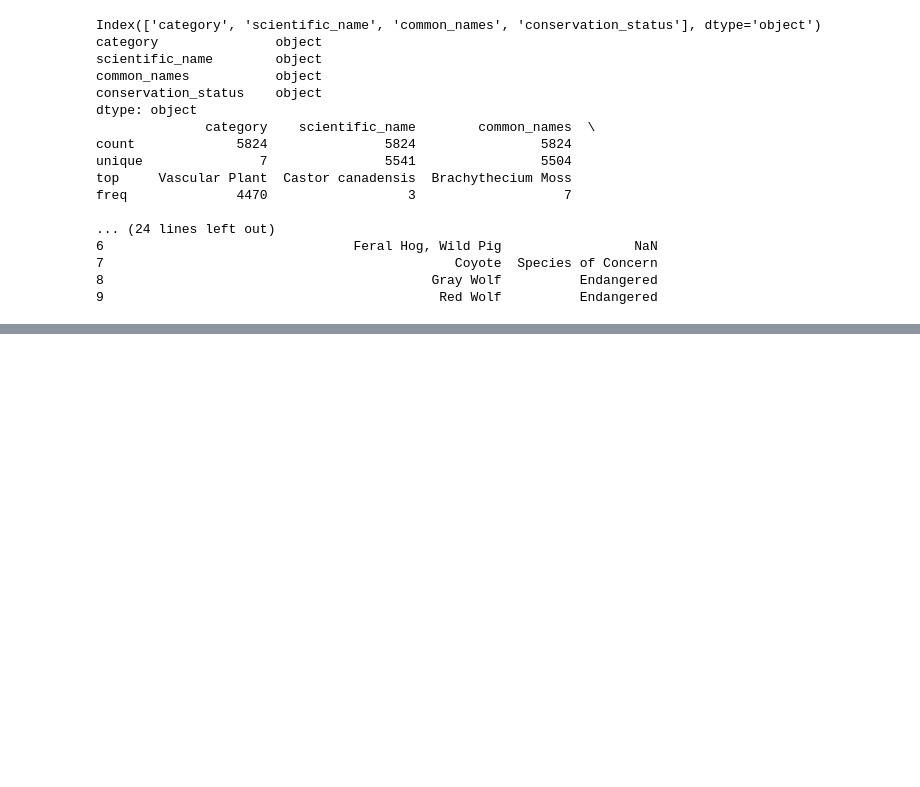
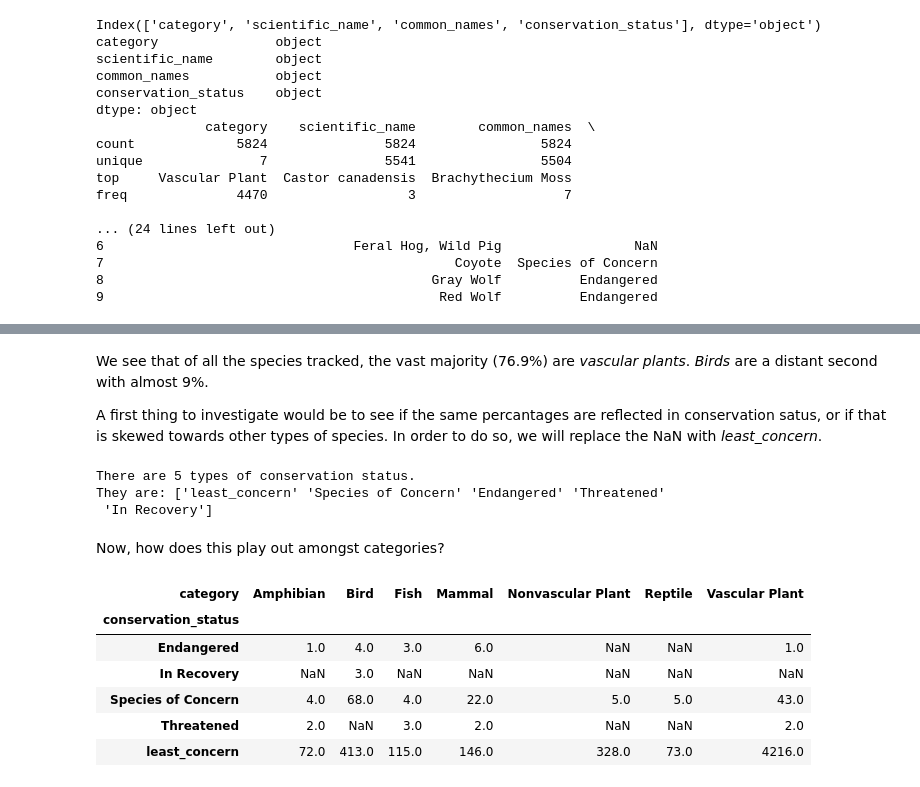
Before and after one commit to L-Koen/Biodiversity_Data_Science, a Jupyter notebook: biodiversity.ipynb, the cells around one changed output, grey strips where cells are left out. Saved outputs shown, nothing was run; the diff lists cells and outputs as text; code cells hidden in the pictures; blank space fills up the shorter version.

Commit message:
Cleaning and analyzing species_info

```diff
--- a/biodiversity.ipynb
+++ b/biodiversity.ipynb
@@ -43,0 +86,25 @@ freq              4470                  3                   7
+# %%
+def cleanup(dataframe, key_column, property_column):
+    """Function to clean up a dataframe.
+     One column is supposed to be the key_column, while a second one holds properies for that key.
+     In case of a duplicate entry in the key collumn:
+      properties are added to the first instance, and the second instance is dropped.
+    This is repeated until no more duplicates are found.
+    """
+    cleaned = False
+    while not cleaned:
+        duplicated = dataframe[dataframe.duplicated(subset=key_column)]
+        if duplicated.shape[0] == 0:
+            cleaned = True
+        else:
+            key = duplicated.iloc[0][key_column]
+            label = duplicated.index[0]
+            entry = duplicated.iloc[0][property_column]
+            label2 = dataframe[dataframe.apply(lambda row: row[key_column]==key, axis=1)].index[0]
+            dataframe.loc[label2, property_column] += ", " + entry
+            dataframe = dataframe.drop(label)
+
+    return dataframe
+
+
+species_cleaned = cleanup(species_info, "scientific_name", "common_names")
@@ -43,0 +139,27 @@ freq              4470                  3                   7
+# %% [markdown]
+We see that of all the species tracked, the vast majority (76.9%) are _vascular plants_. _Birds_ are a distant second with almost 9%.
+
+A first thing to investigate would be to see if the same percantages are reflected in conservation satus, or if that is skewed towards other types of species.
+In order to do so, we will replace the NaN with _least_concern_.
+# %%
+species_cleaned.conservation_status.fillna("least_concern", inplace=True)
+print(f"There are {species_cleaned.conservation_status.nunique()} types of conservation status.")
+print(f"They are: {species_cleaned.conservation_status.unique()}")
+# %% [output]
+There are 5 types of conservation status.
+They are: ['least_concern' 'Species of Concern' 'Endangered' 'Threatened'
+ 'In Recovery']
+# %% [markdown]
+Now, how does this play out amongst categories?
+# %%
+conservation_status = species_cleaned.groupby(["conservation_status", "category"])["scientific_name"].count().unstack()
+
+conservation_status
+# %% [output]
+| category | Amphibian | Bird | Fish | Mammal | Nonvascular Plant | Reptile | Vascular Plant |
+| conservation_status |  |  |  |  |  |  |  |
+| Endangered | 1.0 | 4.0 | 3.0 | 6.0 | NaN | NaN | 1.0 |
+| In Recovery | NaN | 3.0 | NaN | NaN | NaN | NaN | NaN |
+| Species of Concern | 4.0 | 68.0 | 4.0 | 22.0 | 5.0 | 5.0 | 43.0 |
+| Threatened | 2.0 | NaN | 3.0 | 2.0 | NaN | NaN | 2.0 |
+| least_concern | 72.0 | 413.0 | 115.0 | 146.0 | 328.0 | 73.0 | 4216.0 |
```
Also changed, not shown: parts of 24 cells of this notebook.
